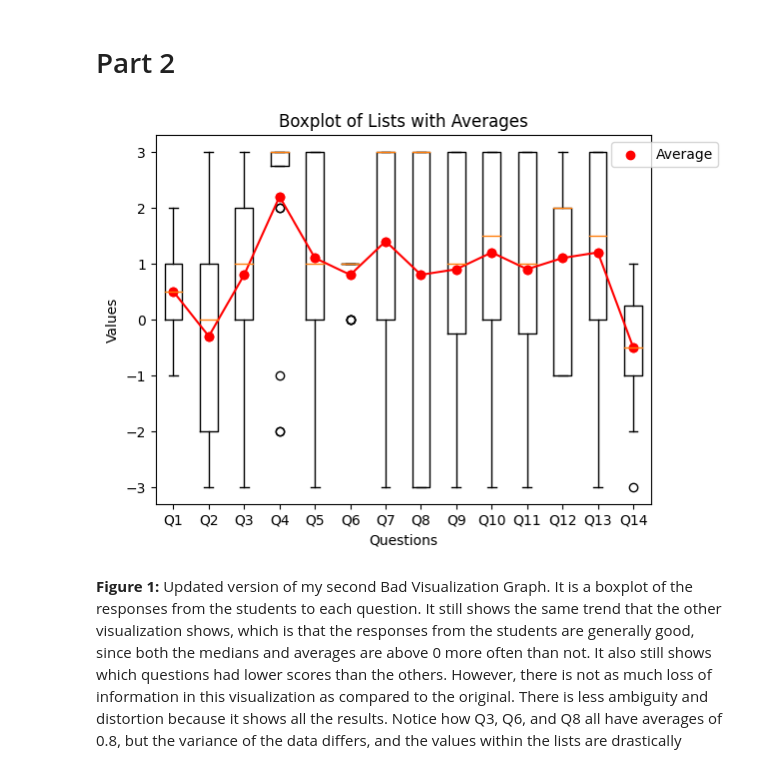
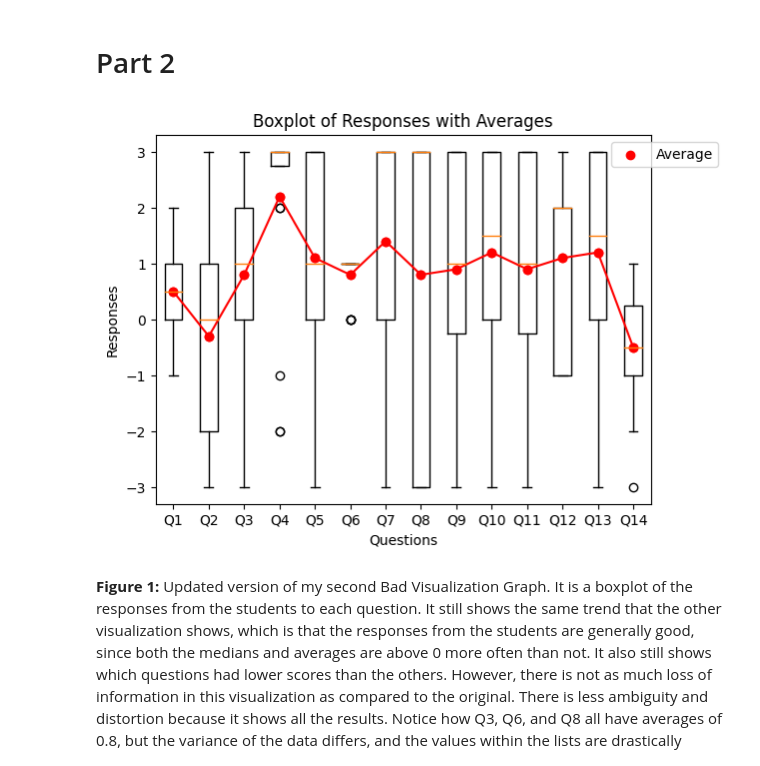
Before and after one commit to sarahdell/DSPS_SDellorco, a Jupyter notebook: hw8/Dellorco_hw8_visualizations.ipynb, the cells around one changed output. Cells and saved outputs as stored; diff of their text form; code cells hidden in the pictures.

```diff
--- a/hw8/Dellorco_hw8_visualizations.ipynb
+++ b/hw8/Dellorco_hw8_visualizations.ipynb
@@ -47,20 +47,20 @@ lists=[[2, 0, 1, 0, -1, 2, 1, 0, -1, 1, 0, -1, 1, 0, 2, 0, -1, 1, 1, 2], #averag
 # %%
 import matplotlib.pyplot as plt
 import numpy as np
 averages = [np.mean(lst) for lst in lists]
 
 # Create a boxplot for each list
 plt.boxplot(lists)
 plt.scatter(range(1, len(lists) + 1), averages, color='red', marker='o', label='Average')
 plt.plot(range(1, len(lists) + 1), averages, color='red', linestyle='-', marker='o')
 plt.xticks(range(1, len(lists) + 1), [f'Q{i + 1}' for i in range(len(lists))])
-plt.ylabel('Values')
+plt.ylabel('Responses')
 plt.xlabel('Questions')
-plt.title('Boxplot of Lists with Averages')
+plt.title('Boxplot of Responses with Averages')
 plt.legend(loc='upper right', bbox_to_anchor=(1.15, 1))
 plt.show()
 # %% [output]
-[figure, old version]
+[figure, new version]
 # %% [markdown]
 **Figure 1:** Updated version of my second Bad Visualization Graph. It is a boxplot of the responses from the students to each question. It still shows the same trend that the other visualization shows, which is that the responses from the students are generally good, since both the medians and averages are above 0 more often than not. It also still shows which questions had lower scores than the others. However, there is not as much loss of information in this visualization as compared to the original. There is less ambiguity and distortion because it shows all the results. Notice how Q3, Q6, and Q8 all have averages of 0.8, but the variance of the data differs, and the values within the lists are drastically different. This is reflected by the boxplots, but is not apparent in the original visualization.
 
```
Also changed, not shown: parts of 2 cells of this notebook.
